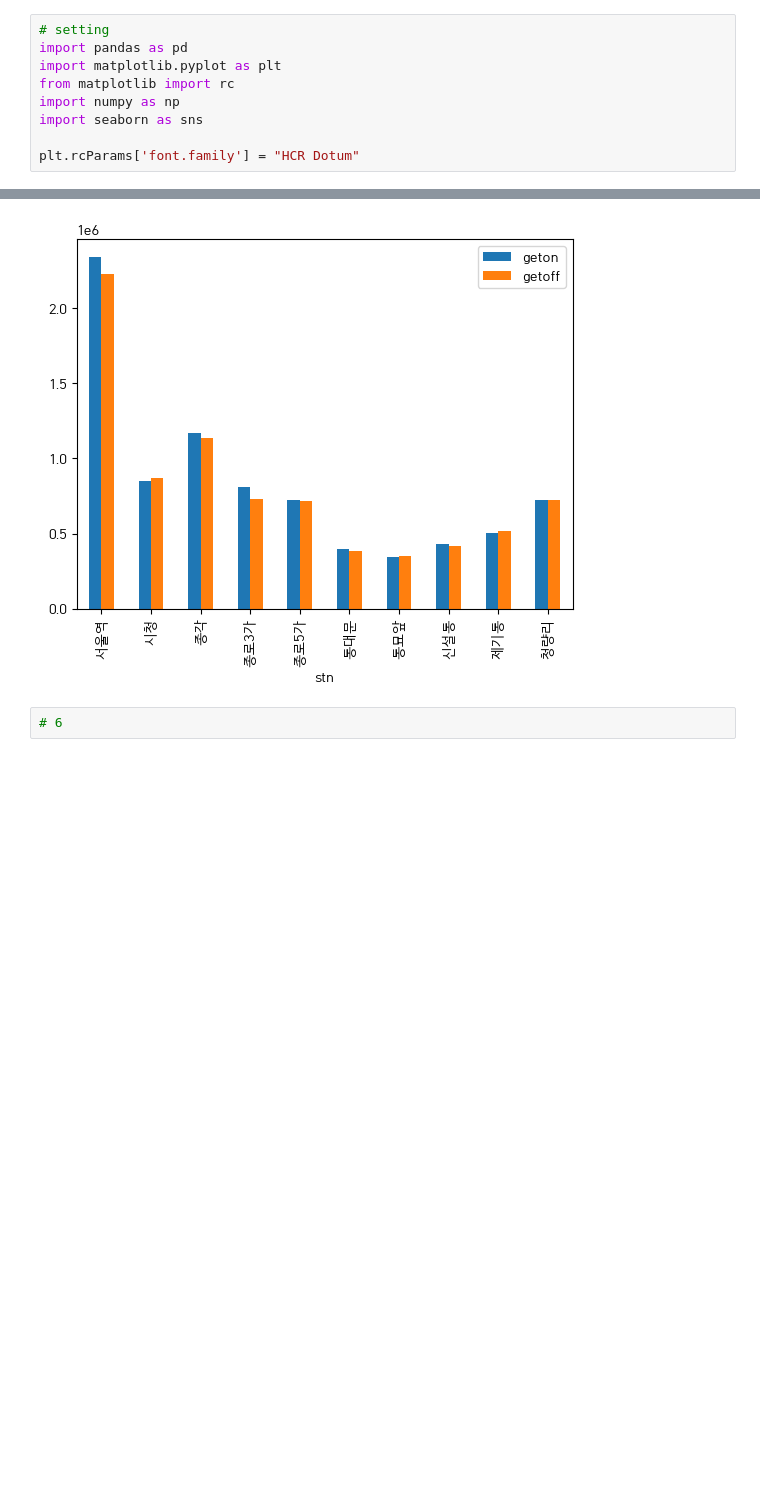
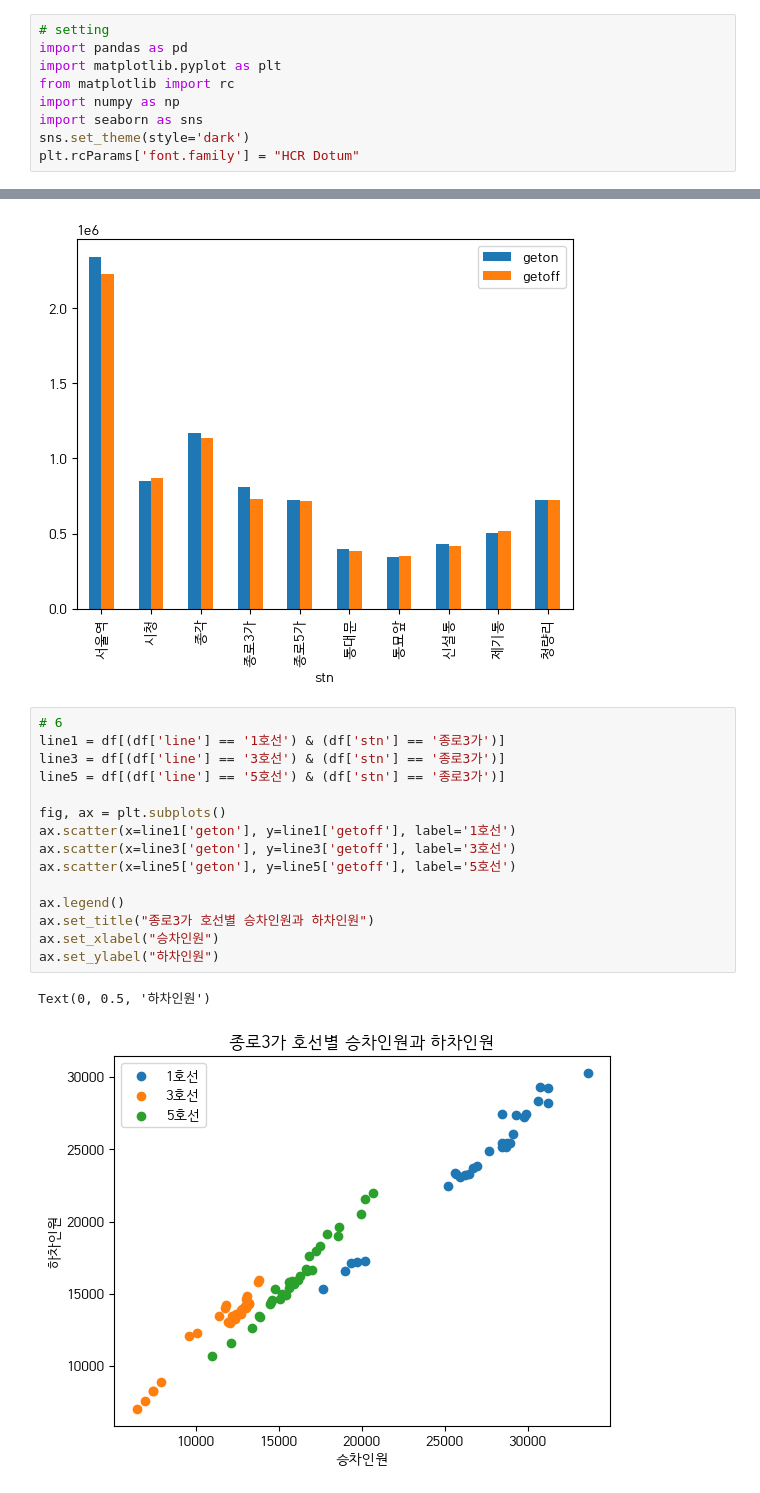
Before and after one commit to hvvrnz/bigdata-finaltest, a Jupyter notebook: 202121158-황윤정-스스로해보기-9.ipynb, the cells around one changed output, grey strips where cells are left out. Cells and saved outputs as stored; diff of their text form; blank space fills up the shorter version.

```diff
--- a/202121158-황윤정-스스로해보기-9.ipynb
+++ b/202121158-황윤정-스스로해보기-9.ipynb
@@ -7,7 +7,7 @@ import matplotlib.pyplot as plt
 from matplotlib import rc
 import numpy as np
 import seaborn as sns
-
+sns.set_theme(style='dark')
 plt.rcParams['font.family'] = "HCR Dotum"
 # %%
 # 1
@@ -85,3 +85,19 @@ plt.show()
 [figure]
 # %%
 # 6
+line1 = df[(df['line'] == '1호선') & (df['stn'] == '종로3가')]
+line3 = df[(df['line'] == '3호선') & (df['stn'] == '종로3가')]
+line5 = df[(df['line'] == '5호선') & (df['stn'] == '종로3가')]
+
+fig, ax = plt.subplots()
+ax.scatter(x=line1['geton'], y=line1['getoff'], label='1호선')
+ax.scatter(x=line3['geton'], y=line3['getoff'], label='3호선')
+ax.scatter(x=line5['geton'], y=line5['getoff'], label='5호선')
+
+ax.legend()
+ax.set_title("종로3가 호선별 승차인원과 하차인원")
+ax.set_xlabel("승차인원")
+ax.set_ylabel("하차인원")
+# %% [output]
+Text(0, 0.5, '하차인원')
+[figure, added]
```
Also changed, not shown: parts of 16 cells of this notebook.
